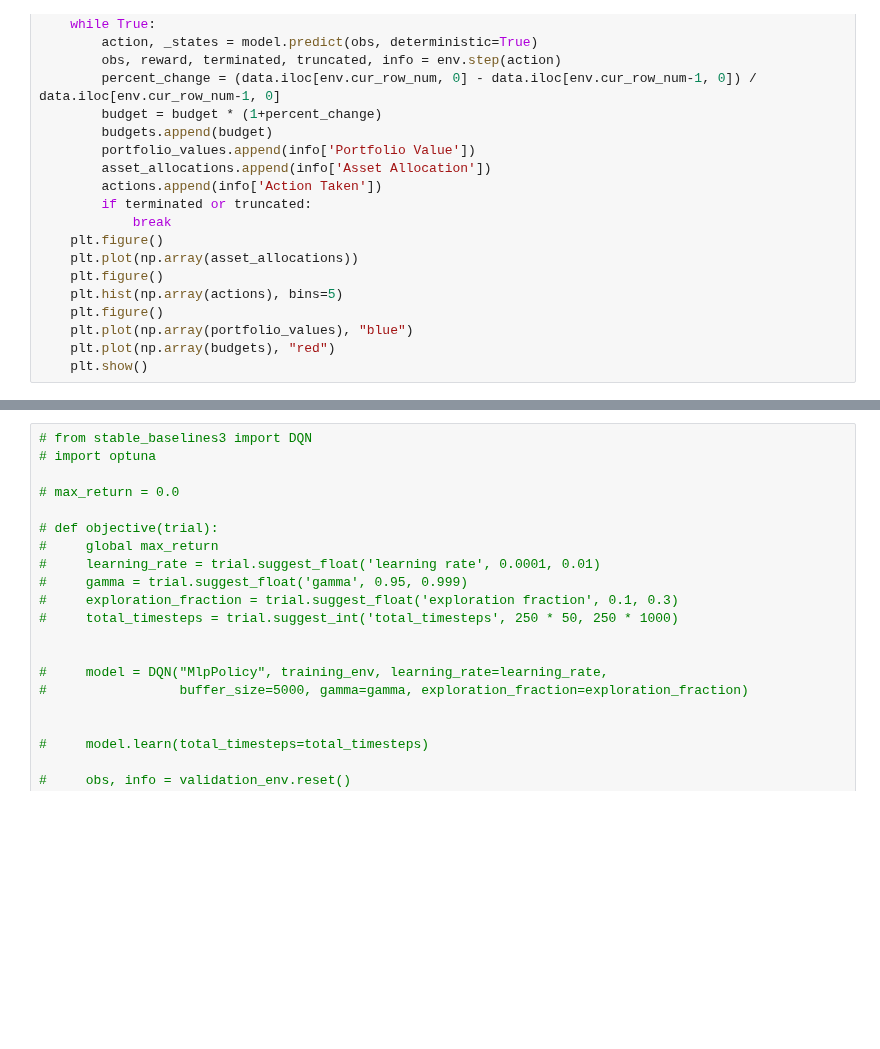
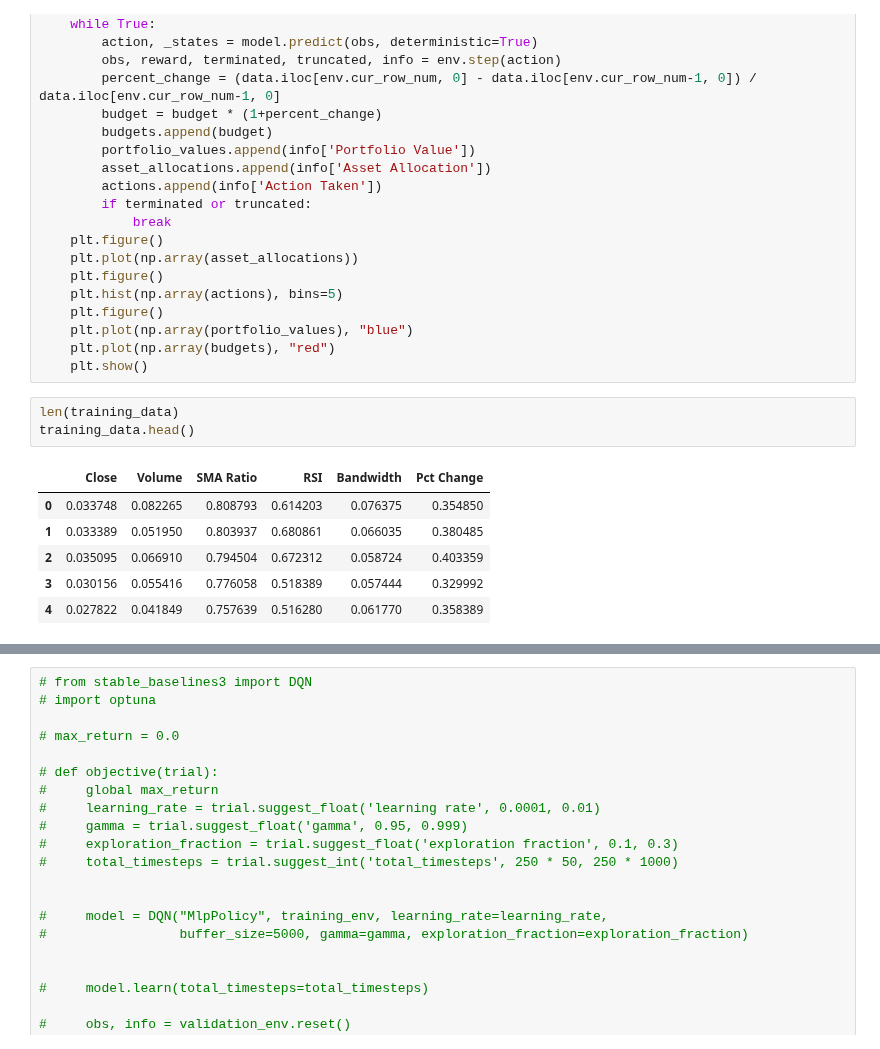
Before and after one commit to joeyallen1/RL_Trading, a Jupyter notebook: Training.ipynb, the cells around one changed output, grey strips where cells are left out. Saved outputs shown, nothing was run; the diff lists cells and outputs as text; blank space fills up the shorter version.

```diff
--- a/Training.ipynb
+++ b/Training.ipynb
@@ -148,6 +156,16 @@ def visualize_performance(env, data):
     plt.plot(np.array(portfolio_values), "blue")
     plt.plot(np.array(budgets), "red")
     plt.show()
+# %%
+len(training_data)
+training_data.head()
+# %% [output]
+|  | Close | Volume | SMA Ratio | RSI | Bandwidth | Pct Change |
+| 0 | 0.033748 | 0.082265 | 0.808793 | 0.614203 | 0.076375 | 0.354850 |
+| 1 | 0.033389 | 0.051950 | 0.803937 | 0.680861 | 0.066035 | 0.380485 |
+| 2 | 0.035095 | 0.066910 | 0.794504 | 0.672312 | 0.058724 | 0.403359 |
+| 3 | 0.030156 | 0.055416 | 0.776058 | 0.518389 | 0.057444 | 0.329992 |
+| 4 | 0.027822 | 0.041849 | 0.757639 | 0.516280 | 0.061770 | 0.358389 |
 # %%
 visualize_performance(testing_env, testing_data)
 # %% [output]
```
Also changed, not shown: parts of 7 cells of this notebook, 18 other files.
